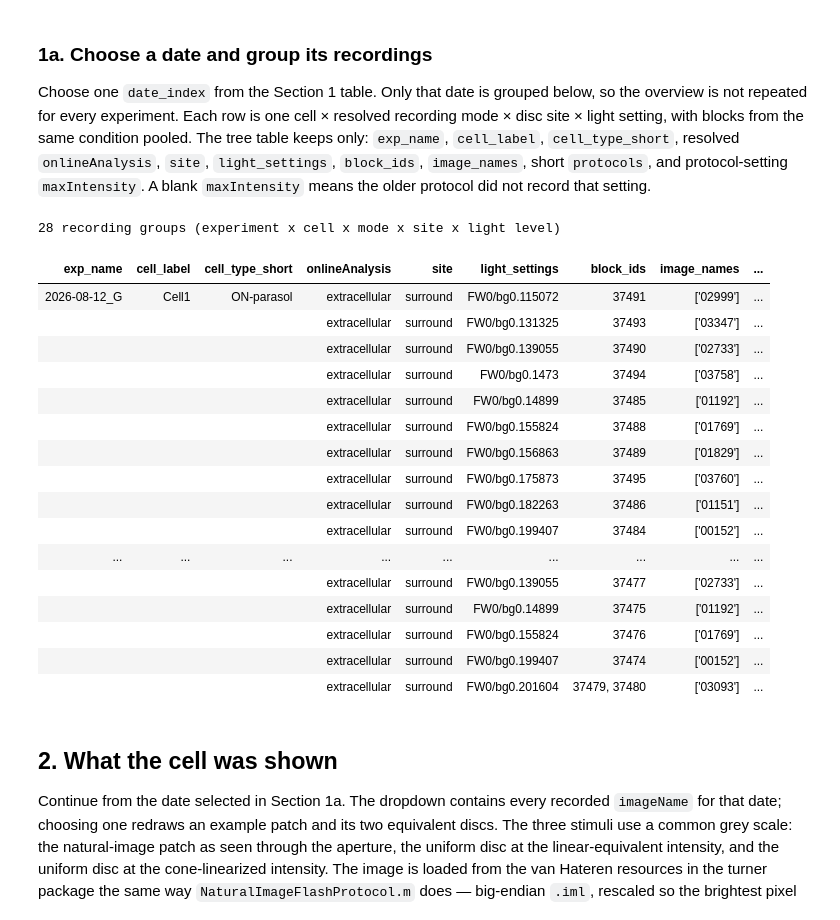
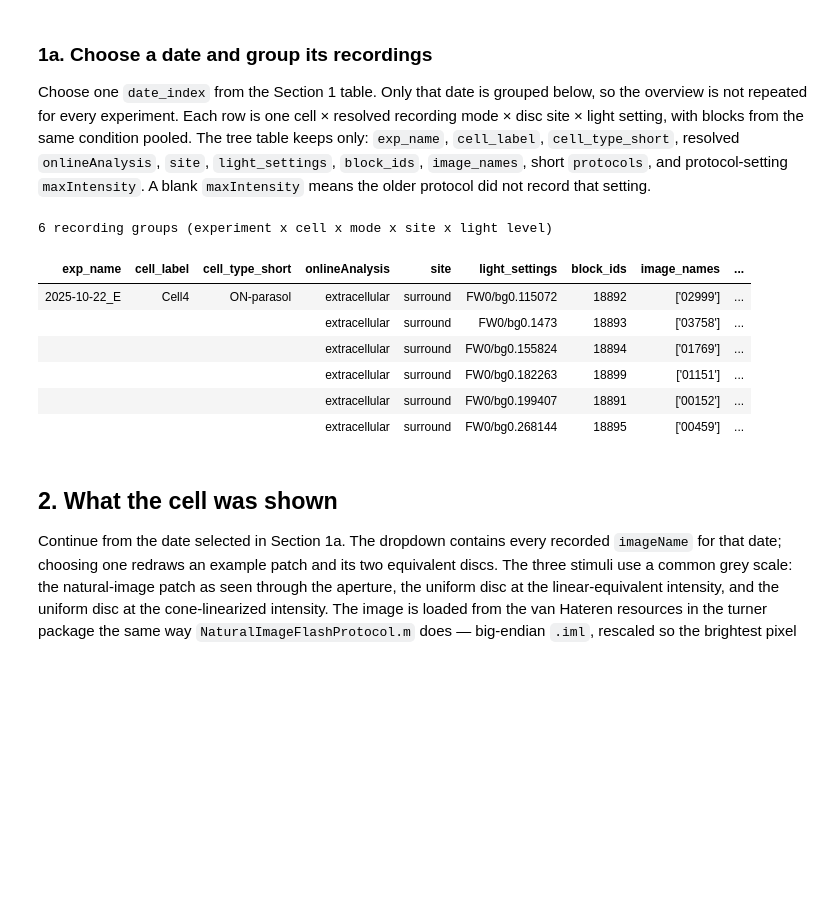
Before and after one commit to chrischen2/retinanalysis, a Jupyter notebook: SingCell_Notebooks/analyzeConeDisc.ipynb, the cells around one changed output. Saved outputs shown, nothing was run; the diff lists cells and outputs as text; code cells hidden in the pictures; blank space fills up the shorter version.

```diff
--- a/SingCell_Notebooks/analyzeConeDisc.ipynb
+++ b/SingCell_Notebooks/analyzeConeDisc.ipynb
@@ -77,42 +77,32 @@ resolved `onlineAnalysis`, `site`, `light_settings`, `block_ids`, `image_names`,
 protocol did not record that setting.
 # %%
 # Choose a date_index shown in Section 1.
-DATE_INDEX = 36
+DATE_INDEX = 15
 
 date_rows = protocol_cells.loc[protocol_cells.date_index.eq(DATE_INDEX)]
 if date_rows.empty:
     raise ValueError(f'date_index {DATE_INDEX} is not available for {PROC}')
 EXP_NAME = date_rows.exp_name.iloc[0]
 
 # Only now load detailed blocks and resolve recording mode from the amplifier.
 df_blocks = led.find_blocks(
     exp_names=[EXP_NAME], protocols=[PROC], show=False)
 with contextlib.redirect_stdout(io.StringIO()), contextlib.redirect_stderr(io.StringIO()):
     df_blocks = led.check_series_resistance(
         df_blocks, show=False, sample_series_resistance=True)
 selected_blocks = df_blocks.copy()
 if selected_blocks.empty:
     raise ValueError(f'{EXP_NAME!r} is not available for {PROC}')
 groups = led.group_blocks(selected_blocks)
 # %% [output]
-28 recording groups (experiment x cell x mode x site x light level)
+6 recording groups (experiment x cell x mode x site x light level)
 | exp_name | cell_label | cell_type_short | onlineAnalysis | site | light_settings | block_ids | image_names | ... |
-| 2026-08-12_G | Cell1 | ON-parasol | extracellular | surround | FW0/bg0.115072 | 37491 | ['02999'] | ... |
-|  |  |  | extracellular | surround | FW0/bg0.131325 | 37493 | ['03347'] | ... |
-|  |  |  | extracellular | surround | FW0/bg0.139055 | 37490 | ['02733'] | ... |
-|  |  |  | extracellular | surround | FW0/bg0.1473 | 37494 | ['03758'] | ... |
-|  |  |  | extracellular | surround | FW0/bg0.14899 | 37485 | ['01192'] | ... |
-|  |  |  | extracellular | surround | FW0/bg0.155824 | 37488 | ['01769'] | ... |
-|  |  |  | extracellular | surround | FW0/bg0.156863 | 37489 | ['01829'] | ... |
-|  |  |  | extracellular | surround | FW0/bg0.175873 | 37495 | ['03760'] | ... |
-|  |  |  | extracellular | surround | FW0/bg0.182263 | 37486 | ['01151'] | ... |
-|  |  |  | extracellular | surround | FW0/bg0.199407 | 37484 | ['00152'] | ... |
-| ... | ... | ... | ... | ... | ... | ... | ... | ... |
-|  |  |  | extracellular | surround | FW0/bg0.139055 | 37477 | ['02733'] | ... |
-|  |  |  | extracellular | surround | FW0/bg0.14899 | 37475 | ['01192'] | ... |
-|  |  |  | extracellular | surround | FW0/bg0.155824 | 37476 | ['01769'] | ... |
-|  |  |  | extracellular | surround | FW0/bg0.199407 | 37474 | ['00152'] | ... |
-|  |  |  | extracellular | surround | FW0/bg0.201604 | 37479, 37480 | ['03093'] | ... |
+| 2025-10-22_E | Cell4 | ON-parasol | extracellular | surround | FW0/bg0.115072 | 18892 | ['02999'] | ... |
+|  |  |  | extracellular | surround | FW0/bg0.1473 | 18893 | ['03758'] | ... |
+|  |  |  | extracellular | surround | FW0/bg0.155824 | 18894 | ['01769'] | ... |
+|  |  |  | extracellular | surround | FW0/bg0.182263 | 18899 | ['01151'] | ... |
+|  |  |  | extracellular | surround | FW0/bg0.199407 | 18891 | ['00152'] | ... |
+|  |  |  | extracellular | surround | FW0/bg0.268144 | 18895 | ['00459'] | ... |
 # %% [markdown]
 ## 2. What the cell was shown
 
```
Also changed, not shown: parts of 3 cells of this notebook.
